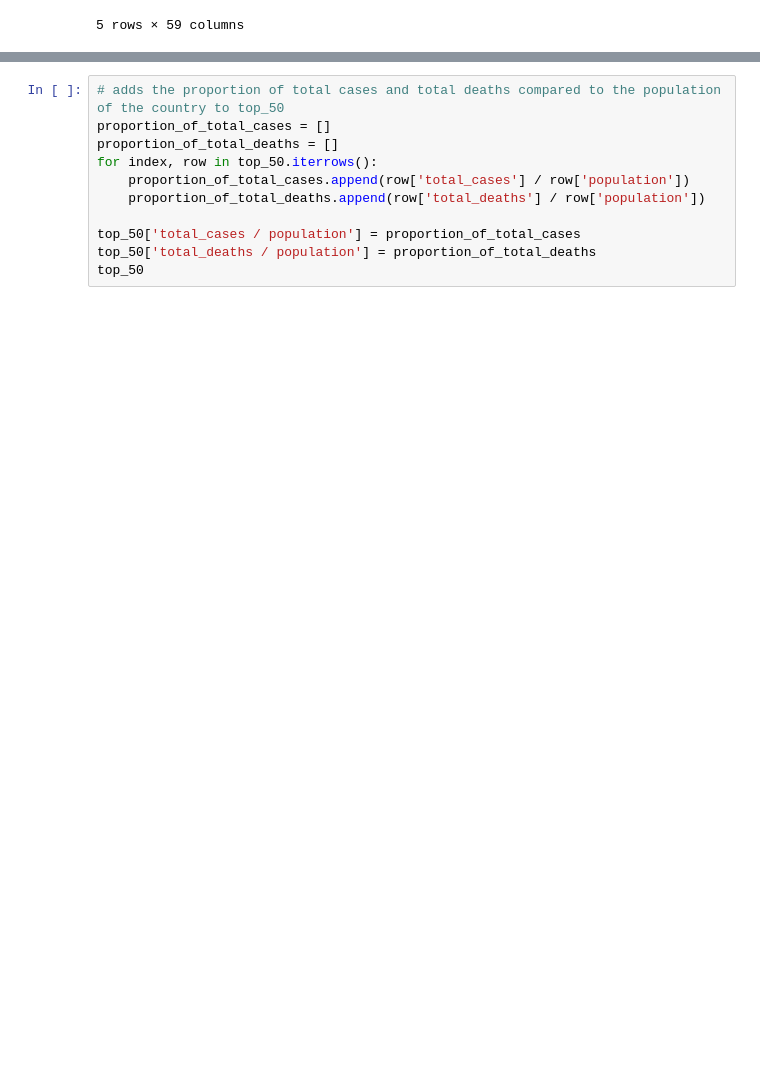
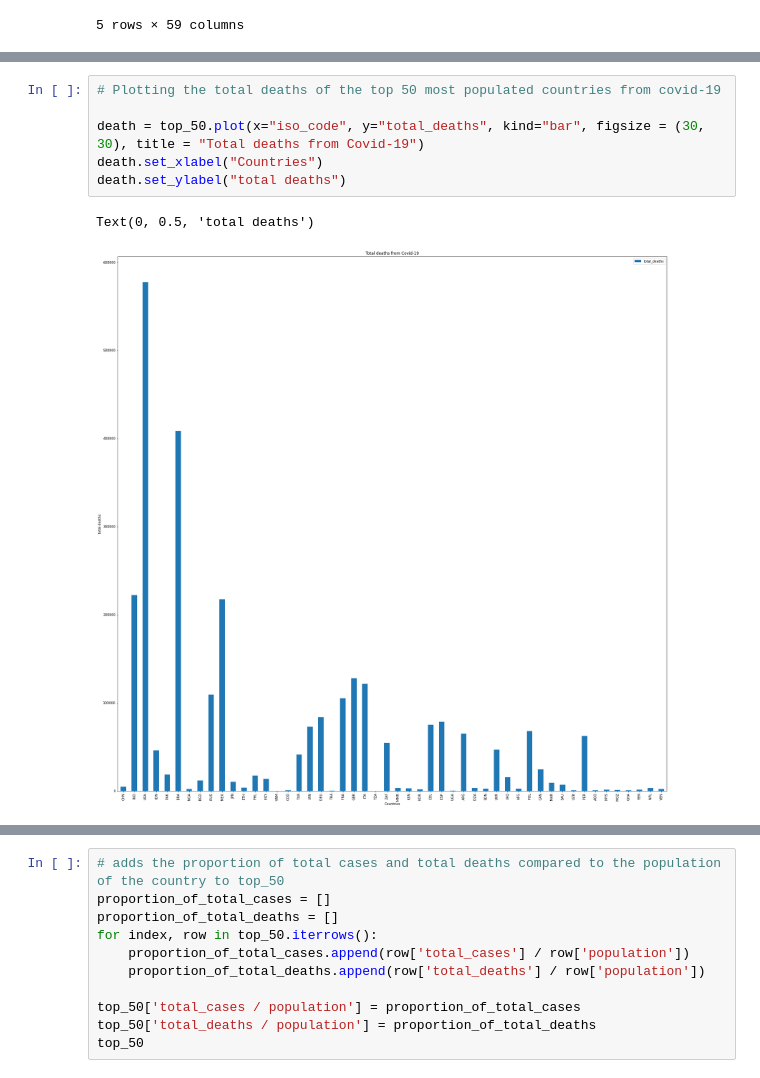
Before and after one commit to JonathanPro2/FinalProject320-, a Jupyter notebook: Final_Tutorial_320 .ipynb, the cells around one changed output, grey strips where cells are left out. Cells and saved outputs as stored; diff of their text form; blank space fills up the shorter version.

Commit message:
graphsgit pull

```diff
--- a/Final_Tutorial_320 .ipynb
+++ b/Final_Tutorial_320 .ipynb
@@ -111,3 +111,12 @@ top_50
 | 84968 | YEM | Asia | Yemen | 6363.0 | 1239.0 | 2.982597e+07 | 16.357326 | 3.357724 |
 | 54351 | NPL | Asia | Nepal | 343418.0 | 3362.0 | 2.913681e+07 | 738.533333 | 9.524079 |
 | 83644 | VEN | South America | Venezuela | 200931.0 | 2189.0 | 2.843594e+07 | 483.007212 | 5.431762 |
+# %%
+# Plotting the total deaths of the top 50 most populated countries from covid-19
+
+death = top_50.plot(x="iso_code", y="total_deaths", kind="bar", figsize = (30, 30), title = "Total deaths from Covid-19")
+death.set_xlabel("Countries")
+death.set_ylabel("total deaths")
+# %% [output]
+Text(0, 0.5, 'total deaths')
+[figure, added]
```
Also changed, not shown: parts of 3 cells of this notebook.
